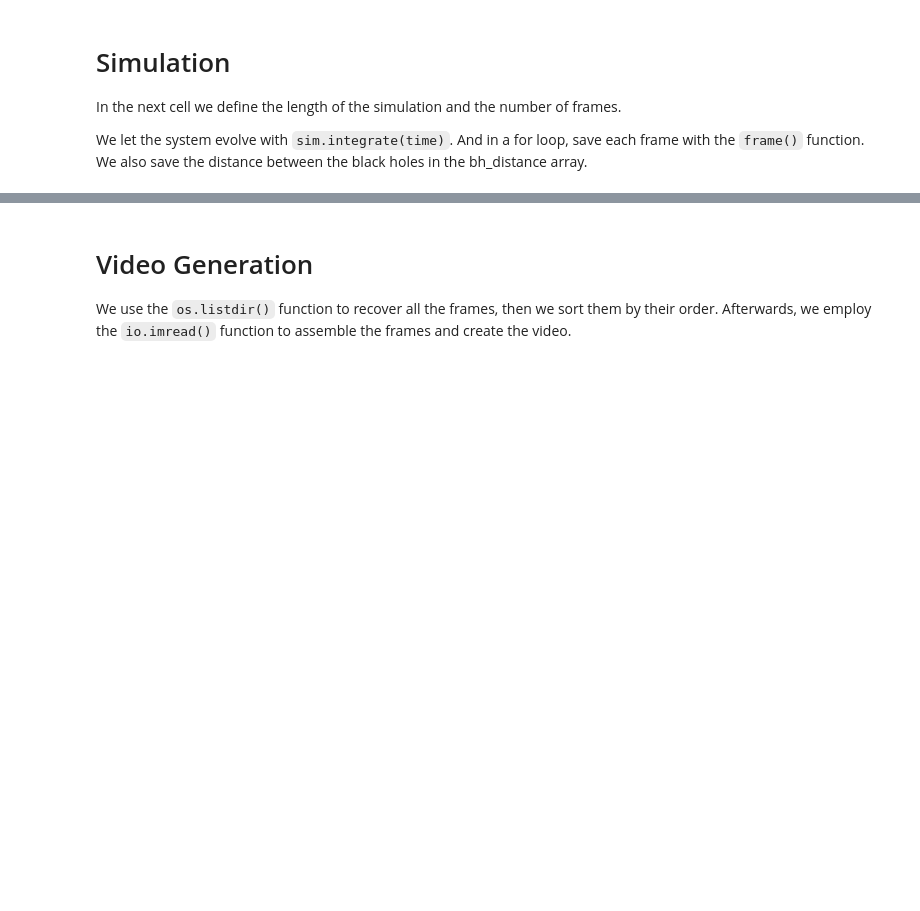
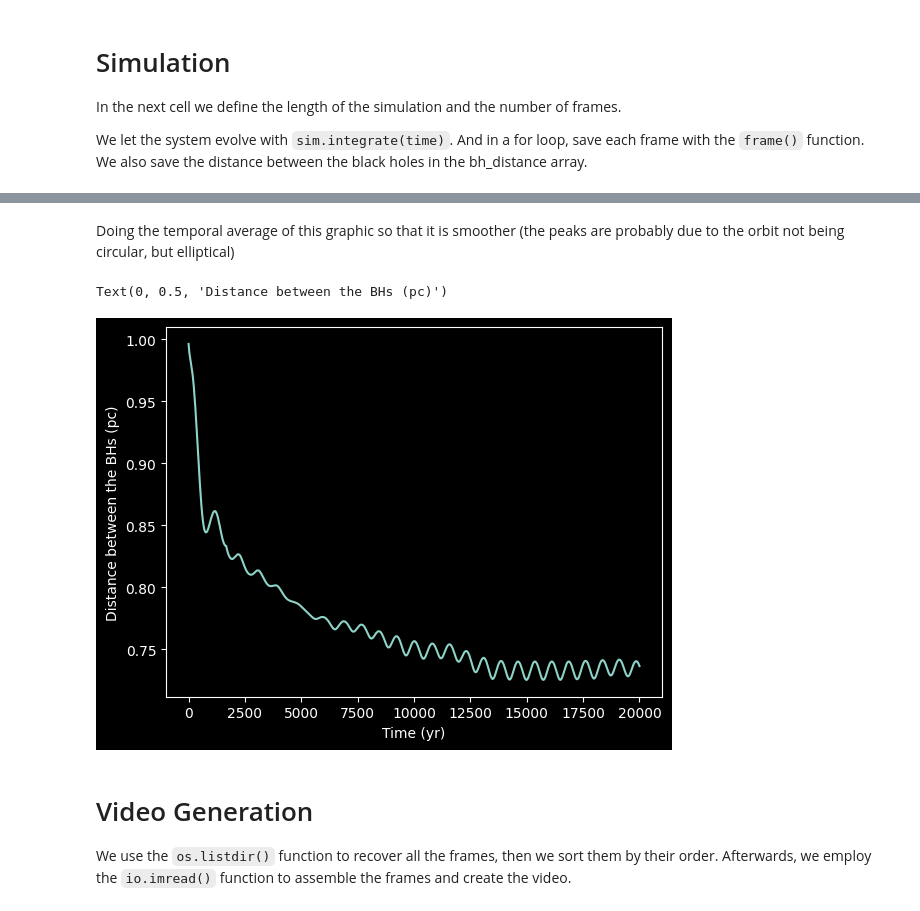
Before and after one commit to Hugobenm/Final-Parsec-Problem, a Jupyter notebook: jupyter_orbital_bh.ipynb, the cells around one changed output, grey strips where cells are left out. Saved outputs shown, nothing was run; the diff lists cells and outputs as text; code cells hidden in the pictures; blank space fills up the shorter version.

```diff
--- a/jupyter_orbital_bh.ipynb
+++ b/jupyter_orbital_bh.ipynb
@@ -172,3 +213,24 @@ Text(0, 0.5, 'Distance between the BHs (AU)')
+# %% [markdown]
+Doing the temporal average of this graphic so that it is smoother (the peaks are probably due to the orbit not being circular, but elliptical)
+# %%
+# An algorithm that averages the distance with the adjacent data points
+avg_distance = [bh_distance[0]]
+for i in range(1, len(bh_distance)):
+    a = min(i, 50)
+    sum = 0
+    for g in range(int(a)):
+        sum += bh_distance[i - g]
+
+    avg_distance_new = sum / a
+    avg_distance.append(avg_distance_new)
+
+# Plot the distance
+plt.plot(t_array, avg_distance)
+plt.xlabel('Time (yr)')
+plt.ylabel('Distance between the BHs (pc)')
+# %% [output]
+Text(0, 0.5, 'Distance between the BHs (pc)')
+[figure, added]
 # %% [markdown]
 # Video Generation
 
```
Also changed, not shown: parts of 9 cells of this notebook, 3 other files.
